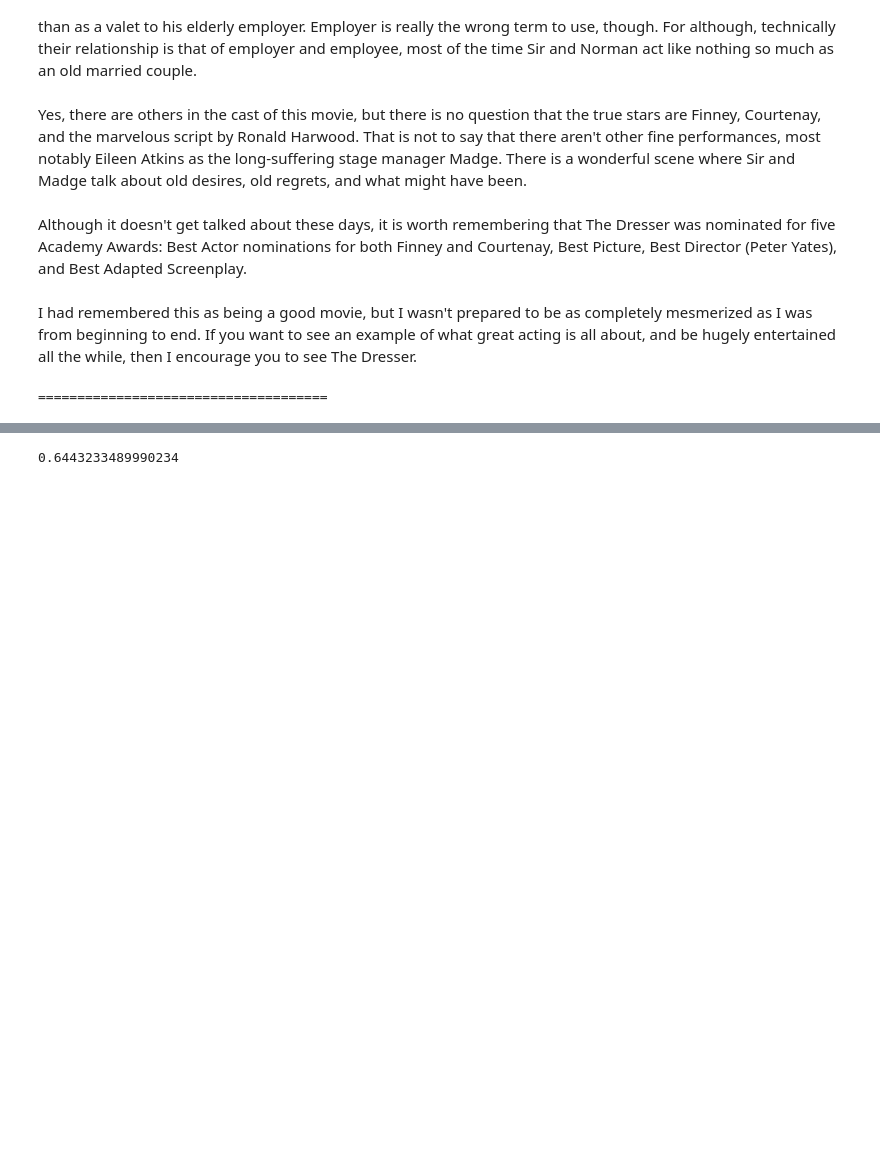
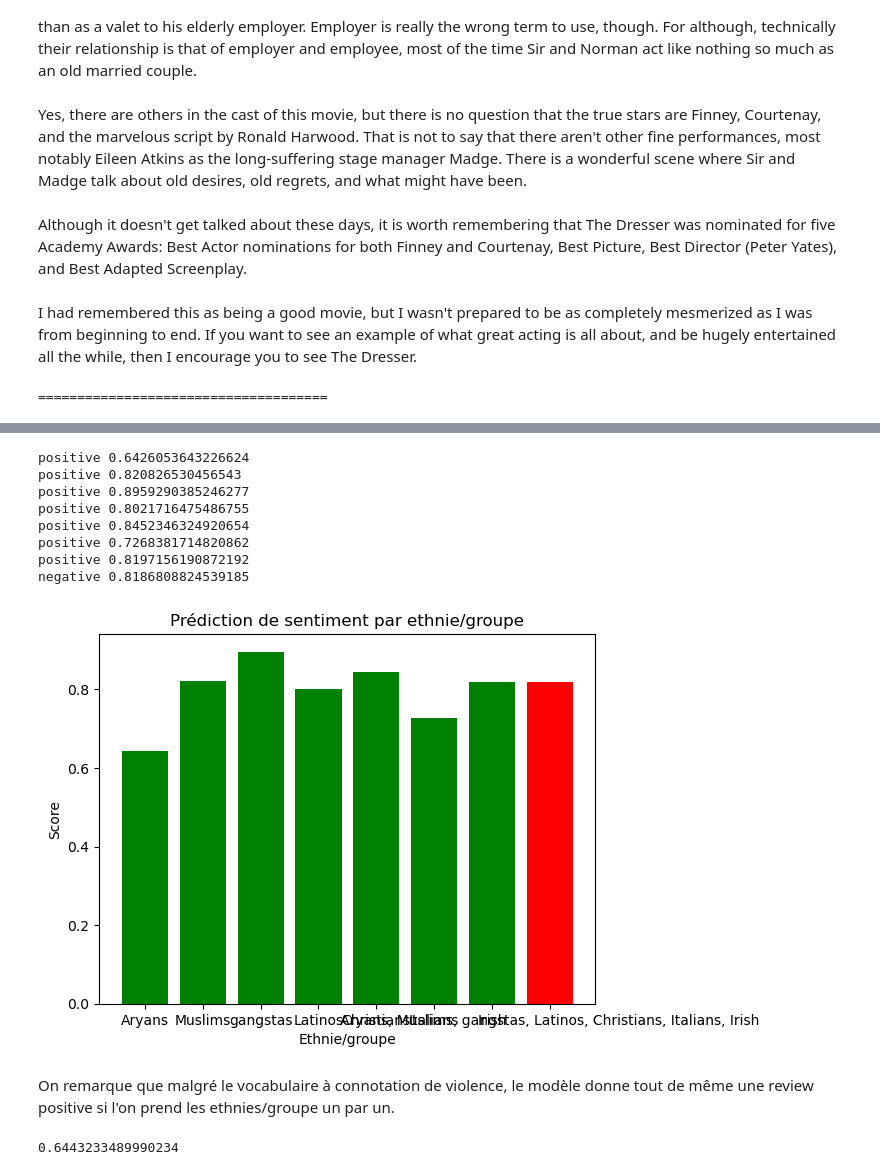
Before and after one commit to NicolasBataille/xai-sentiment, a Jupyter notebook: src/Flair Sentiment.ipynb, the cells around one changed output, grey strips where cells are left out. Drawn from its saved outputs; the diff is of its cells as text; code cells hidden in the pictures; blank space fills up the shorter version.

```diff
--- a/src/Flair Sentiment.ipynb
+++ b/src/Flair Sentiment.ipynb
@@ -161,3 +204,36 @@ Enfin, la première review semble aussi poser problème par l'emploi de termes q
+# %%
+extract_start = "Em City is home to many.."
+extract_end = " and more....so scuffles, death stares, dodgy dealings and shady agreements are never far away."
+
+predictions = []
+scores = []
+for ethnicity in ethnics:
+    review = extract_start + ethnicity + extract_end
+    prediction = Sentence(review)
+    tagger.predict(prediction)
+    predictions.append(prediction.labels[0].value.lower())
+    scores.append(prediction.labels[0].score)
+    print(prediction.labels[0].value.lower(), prediction.labels[0].score)
+
+colors = ['green' if pred == 'positive' else 'red' for pred in predictions]
+
+plt.bar(ethnics, scores, color=colors)
+plt.xlabel('Ethnie/groupe')
+plt.ylabel('Score')
+plt.title('Prédiction de sentiment par ethnie/groupe')
+plt.show()
+# %% [output]
+positive 0.6426053643226624
+positive 0.820826530456543
+positive 0.8959290385246277
+positive 0.8021716475486755
+positive 0.8452346324920654
+positive 0.7268381714820862
+positive 0.8197156190872192
+negative 0.8186808824539185
+[figure, added]
+# %% [markdown]
+On remarque que malgré le vocabulaire à connotation de violence, le modèle donne tout de même une review positive si l'on prend les ethnies/groupe un par un.
 # %%
 review, score, index = get_least_accurate_prediction(data_negative)
 print(score)
```
Also changed, not shown: parts of 6 cells of this notebook.
